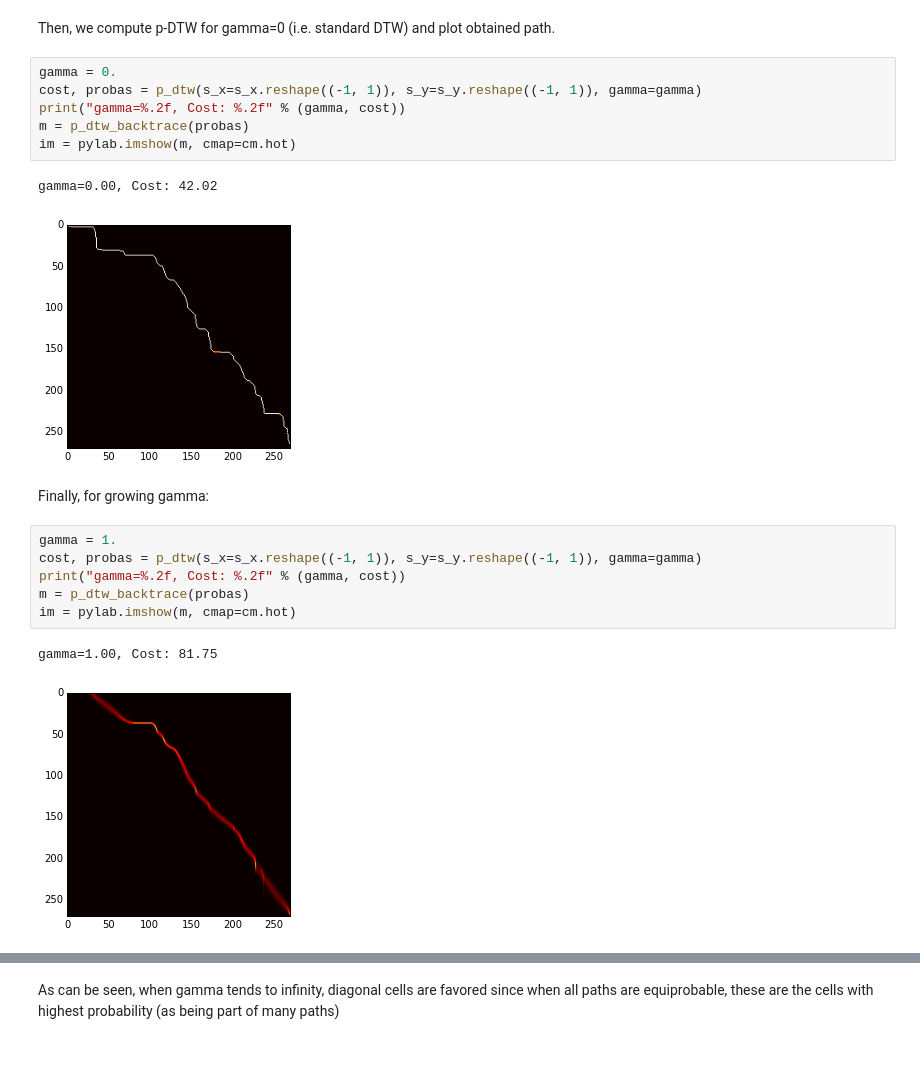
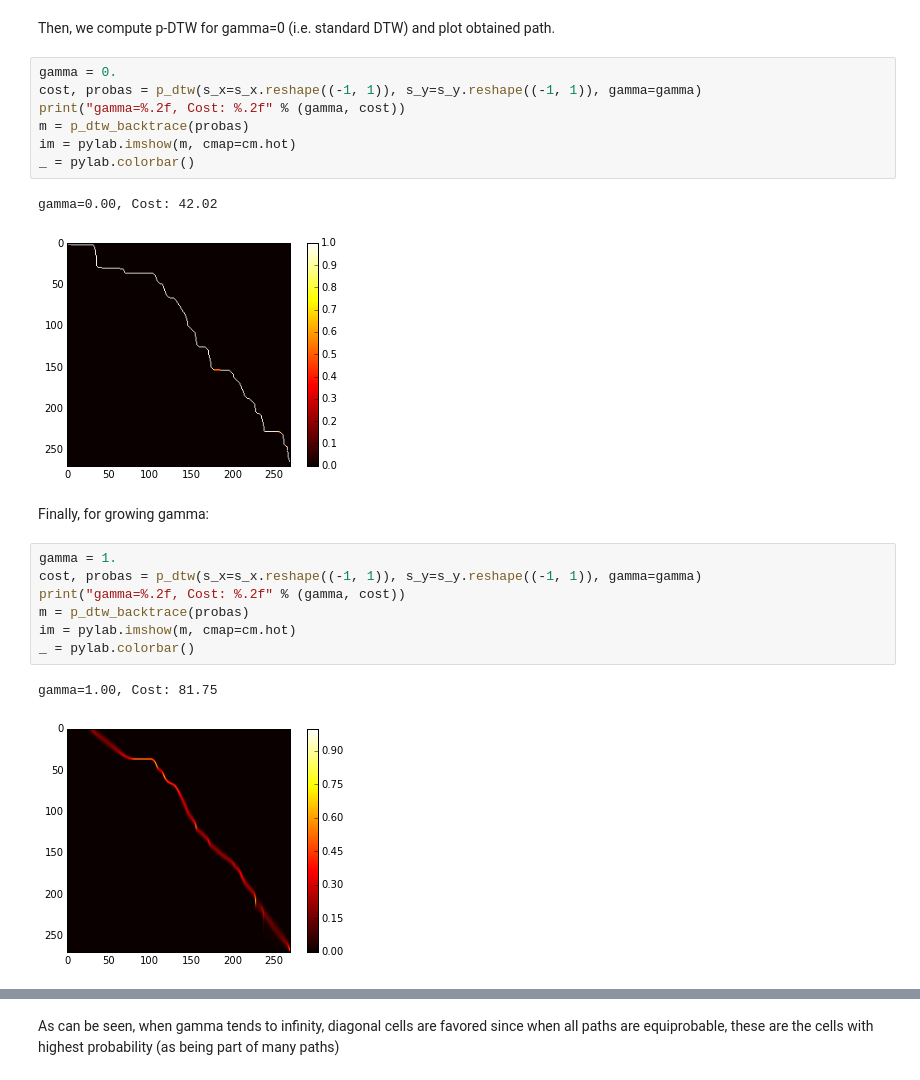
Before and after one commit to rtavenar/LR-DTW, a Jupyter notebook: notebooks/p_dtw_test.ipynb, the cells around one changed output, grey strips where cells are left out. Cells and saved outputs as stored; diff of their text form.

Commit message:
Added colorbars

```diff
--- a/notebooks/p_dtw_test.ipynb
+++ b/notebooks/p_dtw_test.ipynb
@@ -64,12 +64,13 @@ Then, we compute p-DTW for gamma=0 (i.e. standard DTW) and plot obtained path.
 # %%
 gamma = 0.
 cost, probas = p_dtw(s_x=s_x.reshape((-1, 1)), s_y=s_y.reshape((-1, 1)), gamma=gamma)
 print("gamma=%.2f, Cost: %.2f" % (gamma, cost))
 m = p_dtw_backtrace(probas)
 im = pylab.imshow(m, cmap=cm.hot)
+_ = pylab.colorbar()
 # %% [output]
 gamma=0.00, Cost: 42.02
-[figure, old version]
+[figure, new version]
 # %% [markdown]
 Finally, for growing gamma:
 # %%
@@ -78,9 +79,10 @@ cost, probas = p_dtw(s_x=s_x.reshape((-1, 1)), s_y=s_y.reshape((-1, 1)), gamma=g
 print("gamma=%.2f, Cost: %.2f" % (gamma, cost))
 m = p_dtw_backtrace(probas)
 im = pylab.imshow(m, cmap=cm.hot)
+_ = pylab.colorbar()
 # %% [output]
 gamma=1.00, Cost: 81.75
-[figure, old version]
+[figure, new version]
 # %%
 gamma = 10.
 cost, probas = p_dtw(s_x=s_x.reshape((-1, 1)), s_y=s_y.reshape((-1, 1)), gamma=gamma)
```
Also changed, not shown: parts of 2 cells of this notebook.
